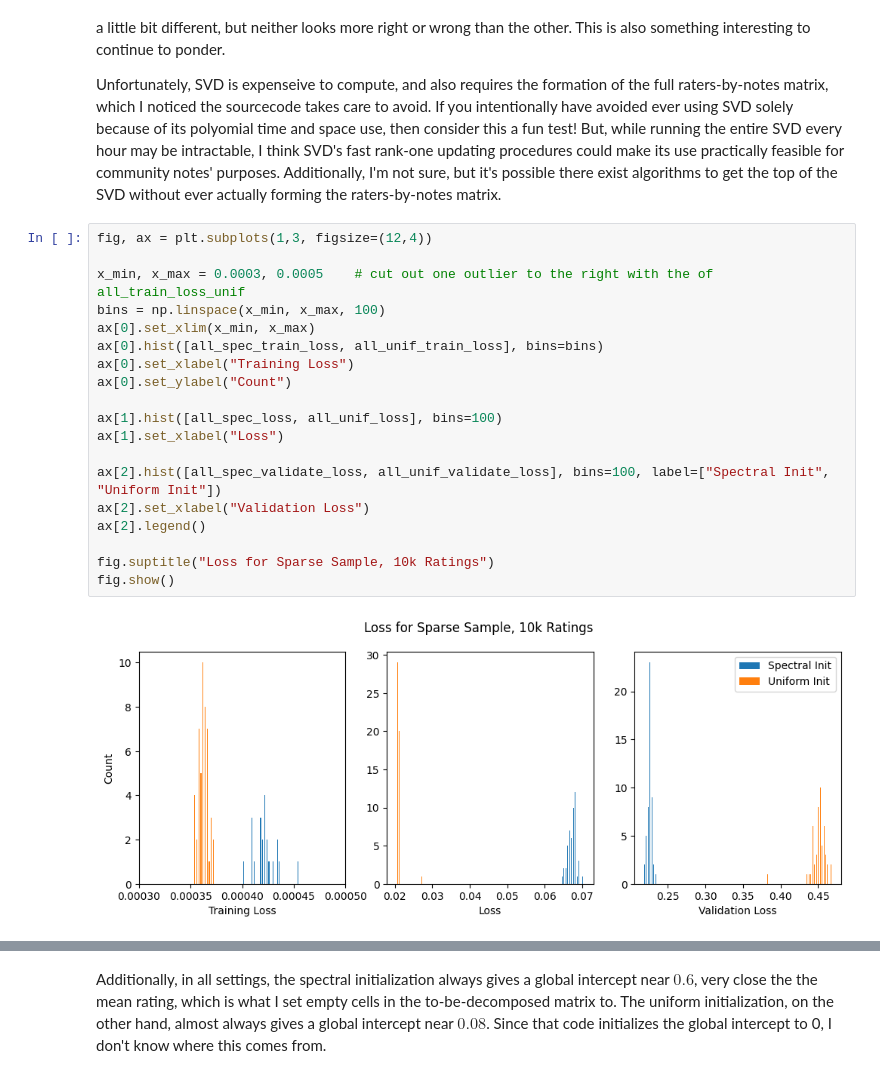
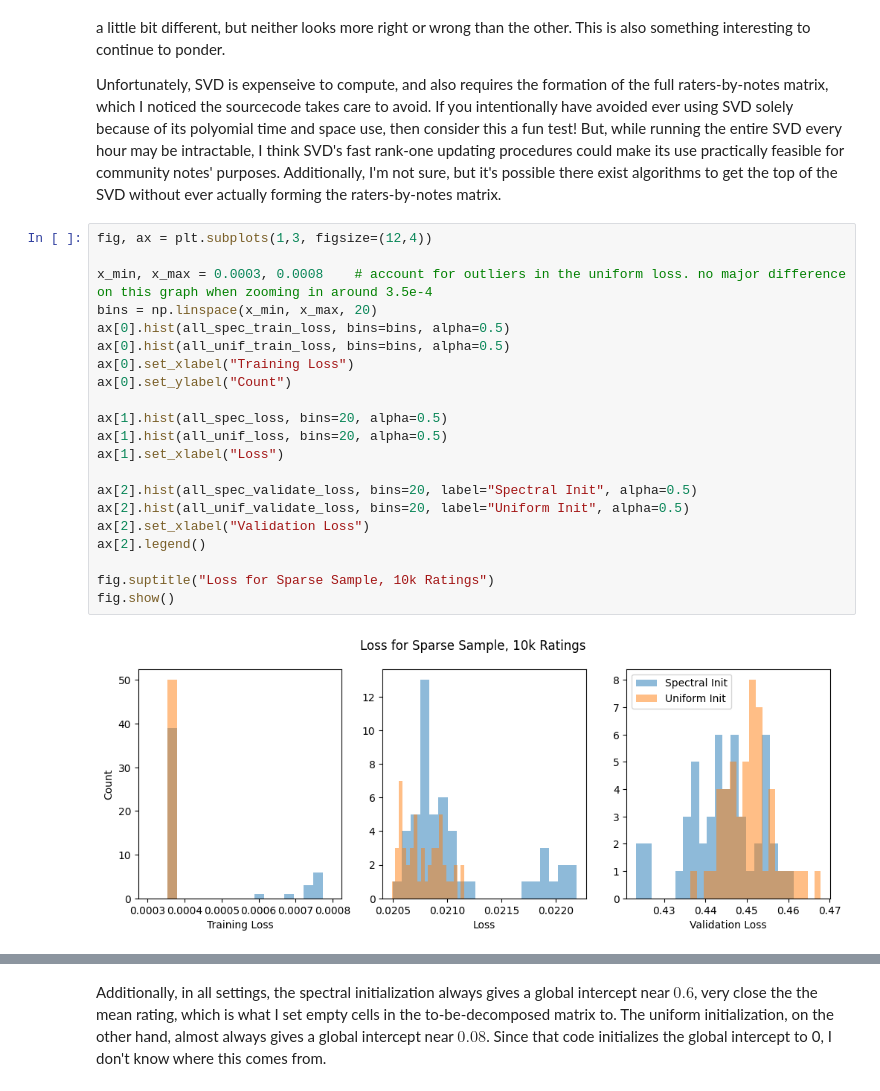
Before and after one commit to twitter/communitynotes, a Jupyter notebook: sourcecode/test_mf.ipynb, the cells around one changed output, grey strips where cells are left out. Drawn from its saved outputs; the diff is of its cells as text.

```diff
--- a/sourcecode/test_mf.ipynb
+++ b/sourcecode/test_mf.ipynb
@@ -84,21 +84,23 @@ Unfortunately, SVD is expenseive to compute, and also requires the formation of
 # %%
 fig, ax = plt.subplots(1,3, figsize=(12,4))
 
-x_min, x_max = 0.0003, 0.0005    # cut out one outlier to the right with the of all_train_loss_unif
-bins = np.linspace(x_min, x_max, 100)
-ax[0].set_xlim(x_min, x_max)
-ax[0].hist([all_spec_train_loss, all_unif_train_loss], bins=bins)
+x_min, x_max = 0.0003, 0.0008    # account for outliers in the uniform loss. no major difference on this graph when zooming in around 3.5e-4
+bins = np.linspace(x_min, x_max, 20)
+ax[0].hist(all_spec_train_loss, bins=bins, alpha=0.5)
+ax[0].hist(all_unif_train_loss, bins=bins, alpha=0.5)
 ax[0].set_xlabel("Training Loss")
 ax[0].set_ylabel("Count")
 
-ax[1].hist([all_spec_loss, all_unif_loss], bins=100)
+ax[1].hist(all_spec_loss, bins=20, alpha=0.5)
+ax[1].hist(all_unif_loss, bins=20, alpha=0.5)
 ax[1].set_xlabel("Loss")
 
-ax[2].hist([all_spec_validate_loss, all_unif_validate_loss], bins=100, label=["Spectral Init", "Uniform Init"])
+ax[2].hist(all_spec_validate_loss, bins=20, label="Spectral Init", alpha=0.5)
+ax[2].hist(all_unif_validate_loss, bins=20, label="Uniform Init", alpha=0.5)
 ax[2].set_xlabel("Validation Loss")
 ax[2].legend()
 
 fig.suptitle("Loss for Sparse Sample, 10k Ratings")
 fig.show()
 # %% [output]
-[figure, old version]
+[figure, new version]
```
Also changed, not shown: parts of 7 cells of this notebook, 1 other file.
